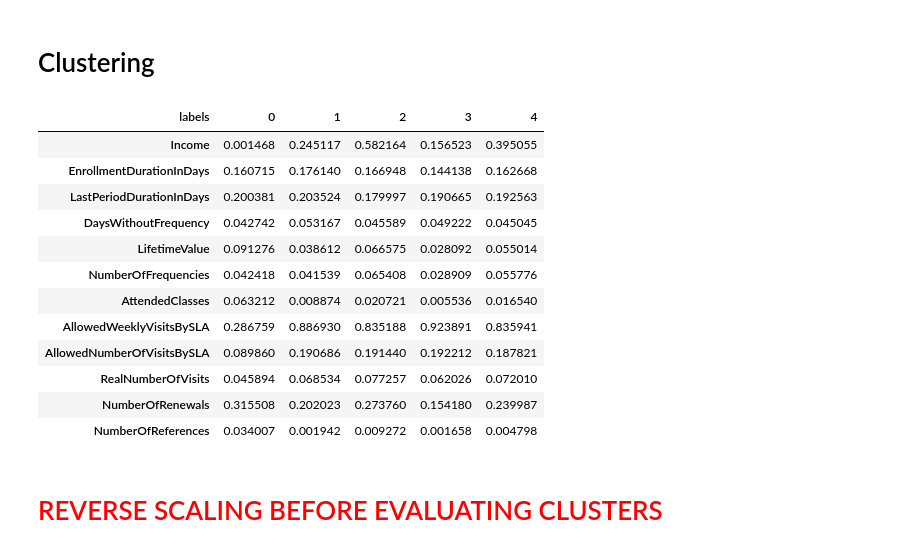
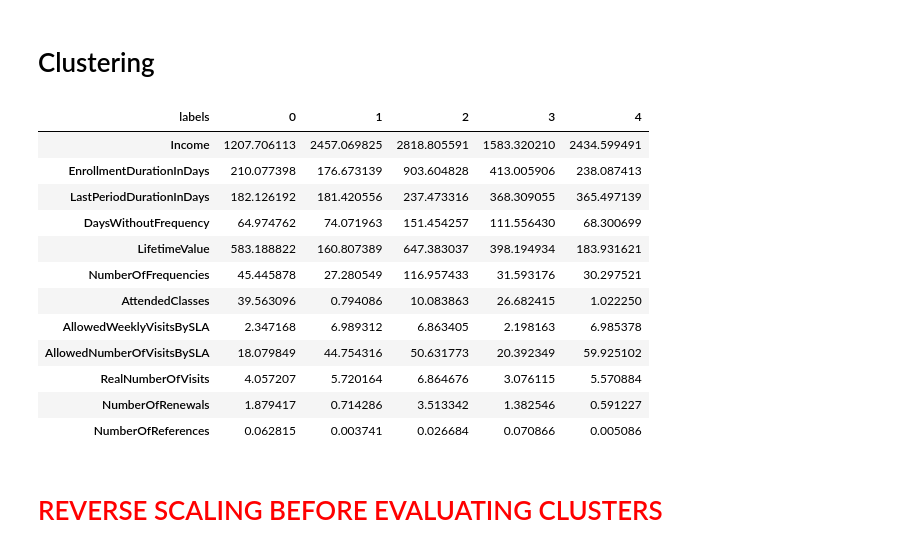
Before and after one commit to carlos-rodrigues75/MDSAA-NOVA-IMS, a Jupyter notebook: data_mining/project/DM2324_Group75.ipynb, the cells around one changed output. Cells and saved outputs as stored; diff of their text form; code cells hidden in the pictures.

Commit message:
Create new function to view cluster results

```diff
--- a/data_mining/project/DM2324_Group75.ipynb
+++ b/data_mining/project/DM2324_Group75.ipynb
@@ -230,27 +210,35 @@ scaled_df[numeric_features] = scaled_numeric_features
 # <span style="color:red">WE NEED TO DO MORE PREPROCESSING AFTER CLUSTERING</span>
 # %% [markdown]
 # Clustering
+# %%
+def show_clusters(model, features):
+    clusters = model.fit_predict(scaled_df[features])
+
+    unscaled_numeric_features = pd.DataFrame(scaler.inverse_transform(scaled_df[features]))
+    unscaled_numeric_features.columns = df[features].columns
+    df_clusters = pd.concat([unscaled_numeric_features, pd.Series(clusters, name='labels', index=unscaled_numeric_features.index)], axis=1)
+
+    return df_clusters.groupby('labels').mean()
 # %%
 from sklearn.cluster import KMeans
 
 kmeans = KMeans(n_clusters=5)
-clusters = kmeans.fit_predict(df)
 
-df_clusters_scaled = pd.concat((scaled_df[numeric_features], pd.Series(clusters, name='labels', index=df.index)), axis=1)
-df_clusters_scaled.groupby('labels').mean().T
+kmeans_df = show_clusters(kmeans, numeric_features)
+kmeans_df.T
 # %% [output]
 | labels | 0 | 1 | 2 | 3 | 4 |
-| Income | 0.001468 | 0.245117 | 0.582164 | 0.156523 | 0.395055 |
-| EnrollmentDurationInDays | 0.160715 | 0.176140 | 0.166948 | 0.144138 | 0.162668 |
-| LastPeriodDurationInDays | 0.200381 | 0.203524 | 0.179997 | 0.190665 | 0.192563 |
-| DaysWithoutFrequency | 0.042742 | 0.053167 | 0.045589 | 0.049222 | 0.045045 |
-| LifetimeValue | 0.091276 | 0.038612 | 0.066575 | 0.028092 | 0.055014 |
-| NumberOfFrequencies | 0.042418 | 0.041539 | 0.065408 | 0.028909 | 0.055776 |
-| AttendedClasses | 0.063212 | 0.008874 | 0.020721 | 0.005536 | 0.016540 |
-| AllowedWeeklyVisitsBySLA | 0.286759 | 0.886930 | 0.835188 | 0.923891 | 0.835941 |
-| AllowedNumberOfVisitsBySLA | 0.089860 | 0.190686 | 0.191440 | 0.192212 | 0.187821 |
-| RealNumberOfVisits | 0.045894 | 0.068534 | 0.077257 | 0.062026 | 0.072010 |
-| NumberOfRenewals | 0.315508 | 0.202023 | 0.273760 | 0.154180 | 0.239987 |
-| NumberOfReferences | 0.034007 | 0.001942 | 0.009272 | 0.001658 | 0.004798 |
+| Income | 1207.706113 | 2457.069825 | 2818.805591 | 1583.320210 | 2434.599491 |
+| EnrollmentDurationInDays | 210.077398 | 176.673139 | 903.604828 | 413.005906 | 238.087413 |
+| LastPeriodDurationInDays | 182.126192 | 181.420556 | 237.473316 | 368.309055 | 365.497139 |
+| DaysWithoutFrequency | 64.974762 | 74.071963 | 151.454257 | 111.556430 | 68.300699 |
+| LifetimeValue | 583.188822 | 160.807389 | 647.383037 | 398.194934 | 183.931621 |
+| NumberOfFrequencies | 45.445878 | 27.280549 | 116.957433 | 31.593176 | 30.297521 |
+| AttendedClasses | 39.563096 | 0.794086 | 10.083863 | 26.682415 | 1.022250 |
+| AllowedWeeklyVisitsBySLA | 2.347168 | 6.989312 | 6.863405 | 2.198163 | 6.985378 |
+| AllowedNumberOfVisitsBySLA | 18.079849 | 44.754316 | 50.631773 | 20.392349 | 59.925102 |
+| RealNumberOfVisits | 4.057207 | 5.720164 | 6.864676 | 3.076115 | 5.570884 |
+| NumberOfRenewals | 1.879417 | 0.714286 | 3.513342 | 1.382546 | 0.591227 |
+| NumberOfReferences | 0.062815 | 0.003741 | 0.026684 | 0.070866 | 0.005086 |
 # %% [markdown]
 # <span style="color:red">REVERSE SCALING BEFORE EVALUATING CLUSTERS</span>
```
Also changed, not shown: parts of 4 cells of this notebook.
